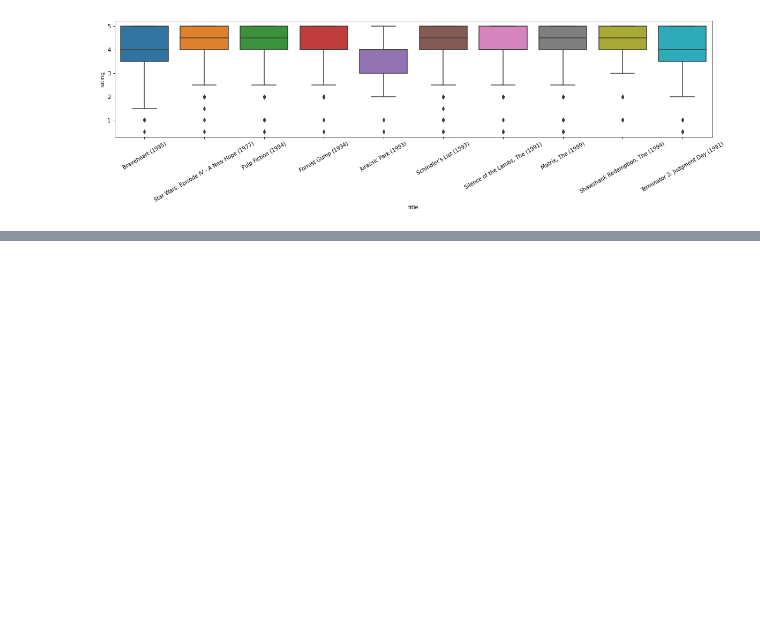
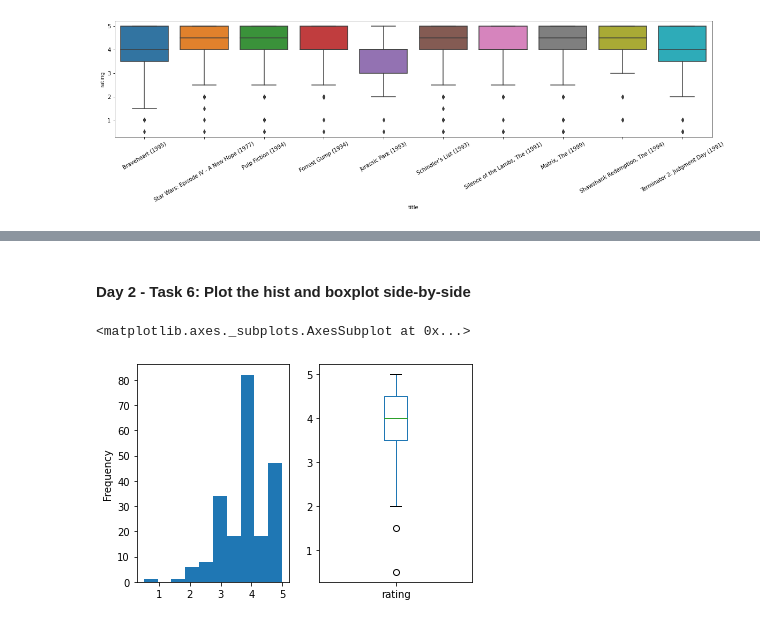
Before and after one commit to cardosorrenan/alura-QuarentenaDados, a Jupyter notebook: MovieLensTasks.ipynb, the cells around one changed output, grey strips where cells are left out. Cells and saved outputs as stored; diff of their text form; code cells hidden in the pictures; blank space fills up the shorter version.

Commit message:
Day 02: Task 05, 06, 07

```diff
--- a/MovieLensTasks.ipynb
+++ b/MovieLensTasks.ipynb
@@ -147,0 +173,11 @@ plt.xticks(rotation=30)
+# %% [markdown]
+#### **Day 2 - Task 6**: Plot the hist and boxplot side-by-side
+# %%
+plt.subplot(1, 2, 1)
+hist_reviews = reviews.query(f"movie_id=={1}")["rating"]
+hist_reviews.plot(kind='hist')
+plt.subplot(1, 2, 2)
+hist_reviews.plot.box()
+# %% [output]
+<matplotlib.axes._subplots.AxesSubplot at 0x...>
+[figure, added]
```
Also changed, not shown: parts of 9 cells of this notebook.
